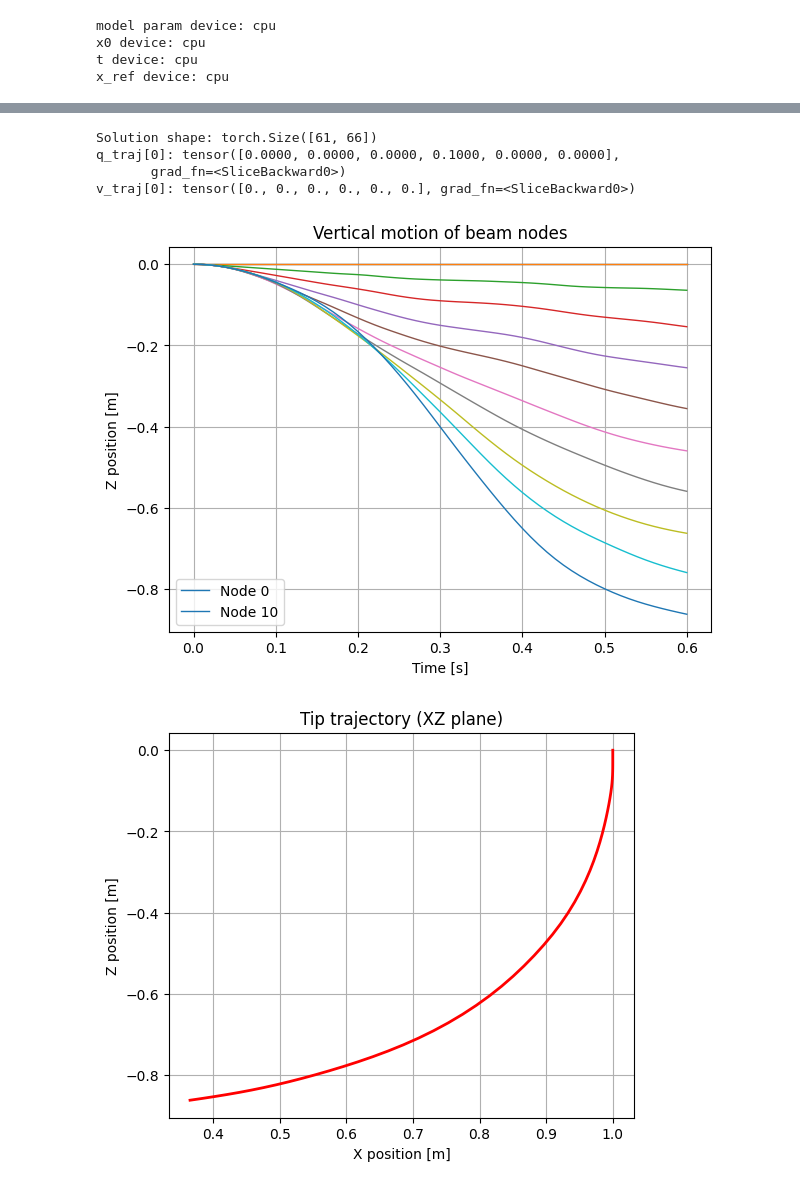
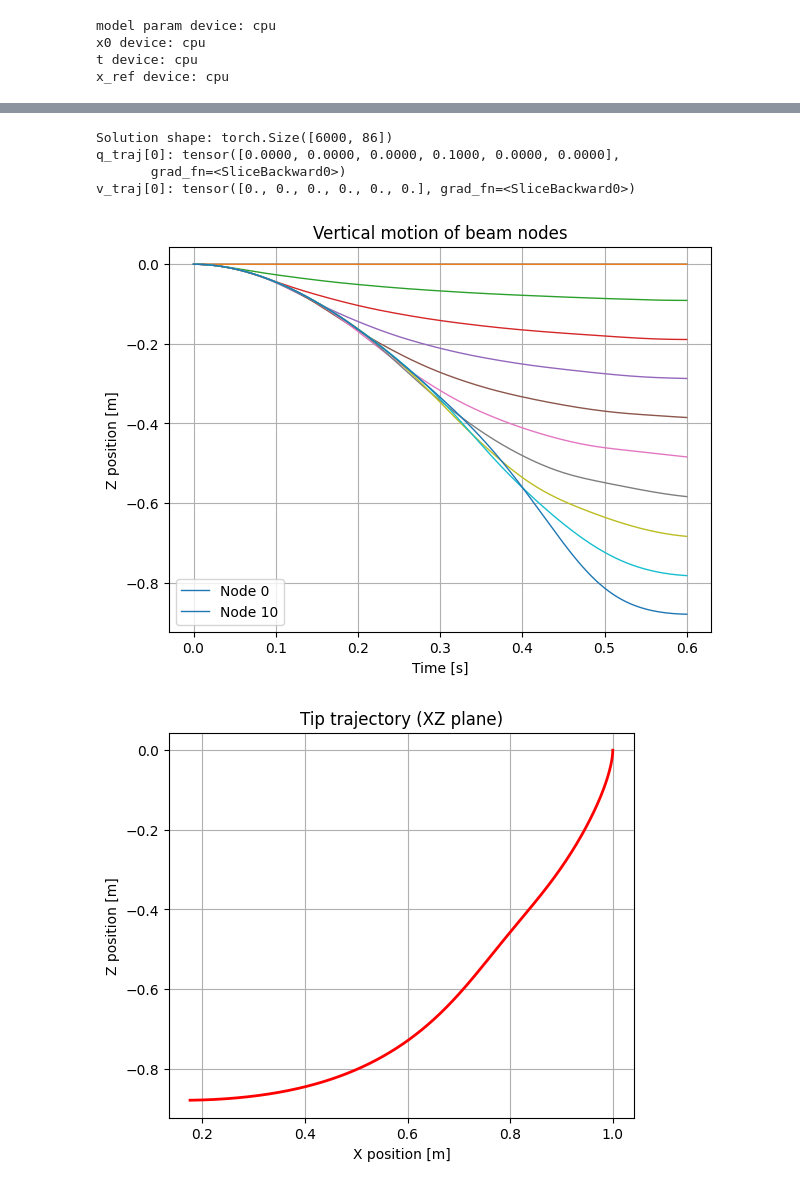
Before and after one commit to Radha-Lahoti/DiSMech-NN, a Jupyter notebook: learning_time_batches_3D.ipynb, the cells around one changed output, grey strips where cells are left out. Drawn from its saved outputs; the diff is of its cells as text; code cells hidden in the pictures.

```diff
--- a/learning_time_batches_3D.ipynb
+++ b/learning_time_batches_3D.ipynb
@@ -53,9 +34,9 @@ v0 = np.zeros_like(q0, dtype=np.float32)                   # velocities (ndof,)
 
 x0 = torch.tensor(np.concatenate([q0, v0]), dtype=torch.float32)  # (2*ndof,)
 
-print("Initial positions q0:", q0)
-print("Initial velocities v0:", v0)
-print("Initial state x0:", x0)
+# print("Initial positions q0:", q0)
+# print("Initial velocities v0:", v0)
+# print("Initial state x0:", x0)
 
 # create springs (3 consecutive nodes and effective length)
 stretch_springs = []
@@ -96,15 +77,17 @@ E = 1e7  # Young's modulus
 r0 = 0.01  # radius
 A = np.pi * r0**2  # cross-sectional area
 I = 0.25 * np.pi * r0**4  # area moment of inertia
+J = 2 * I  # polar moment of inertia
 rho = 1200  # density
 mass = rho*A*1  # mass per segment (length 1 m)
 m_per_node = mass/num_nodes
 
 EA = E * A  # axial stiffness
 EI = E * I  # bending stiffness
+GJ = (E/(2*(1+0.5))) * J  # torsional stiffness (assuming Poisson's ratio = 0.5)
+stiffnesses = torch.tensor([EA, EI, EI, GJ], dtype=torch.float32)  # example stiffnesses for 4 strain components
 
 # print("Stretch springs:", stretch_springs)
 # print("Bend springs:", bend_twist_springs)
-print(f"EA={EA:.3e}, EI={EI:.3e}")
-print(f"Mass per node={m_per_node:.3e}")
+print(f"EA={EA:.3e}, EI={EI:.3e}, GJ={GJ:.3e}")
 # %% [output]
@@ -170,7 +137,6 @@ class neuralODE(nn.Module):
         # Gravity as external force: acts in z only (every 3rd DOF starting from index 2)
         f_ext = torch.zeros(ndof)
         f_ext[2::3] = -m_per_dof * g          # (ndof,)
-        # f_ext[0::3] = -m_per_dof * g          # (ndof,) # gravity in x-direction for testing
 
         # Register as buffers so dtype/device track the module (and no grads)
         self.register_buffer("M", M)
@@ -239,7 +205,9 @@ class neuralODE(nn.Module):
 
         # local dof vector (B,S,11) and make it the differentiation input
         q_s = torch.cat([x_i, x_j, x_k, th_prev[..., None], th_next[..., None]], dim=-1)
-        q_s = q_s.clone().requires_grad_(True)
+        # q_s = q_s.clone().requires_grad_(True)
+        q_s.requires_grad_(True)
+
 
         # gather per-edge rest lengths for the two incident edges
         l0 = torch.as_tensor(self.l0_edges, device=device, dtype=q.dtype)
@@ -301,6 +269,8 @@ class neuralODE(nn.Module):
 
         # Forces
         f_el = self.elastic_force(q)          # (..., ndof)
+        # test = torch.autograd.grad(f_el.sum(), q, allow_unused=True)[0]
+        # print("df/dq is None?", test is None, "mean abs:", None if test is None else test.abs().mean().item())
         f_damp = torch.matmul(v, self.C.T)    # (..., ndof)
 
         # External + elastic + damping
@@ -335,9 +305,14 @@ from EnergyNN import EnergyNN, LinearElasticEnergyNN, LinearEnergyLayer
 # --- set up and integrate ---
 ndof = q0.size
 freeDOF = list(range(6, ndof))  # fix first two nodes (first 6 DOF)
-# energy_nn = EnergyNN(n_in=2, hidden=4, dtype=torch.float32)
-# energy_nn = LinearElasticEnergyNN(n_strain=2, dtype=torch.float32)
-energy_nn = LinearEnergyLayer(n_strain=4, dtype=torch.float32)
+
+# energy_nn = LinearEnergyLayer(n_strain=4, dtype=torch.float32)
+
+# guess_stiffnesses = stiffnesses + np.random.randn(4) * 1e-3
+guess_stiffnesses = stiffnesses
+energy_nn = LinearEnergyLayer(n_strain=4, dtype=torch.float32, weights = guess_stiffnesses)
+
+
 
 odefunc = neuralODE(edges = torch.tensor(edges, dtype=torch.int64), l0_edges=l0_edges, n_nodes = num_nodes , ndof=ndof,
                   m_per_dof=m_per_node,
@@ -350,7 +325,7 @@ odefunc = neuralODE(edges = torch.tensor(edges, dtype=torch.int64), l0_edges=l0_
                   d2_init=torch.tensor(d2_init, dtype=torch.float32),
                   dtype=torch.float32).to(device)
 
-optimizer = optim.Adam(odefunc.energy_model.parameters(), lr=1e-1)
+optimizer = optim.Adam(odefunc.energy_model.parameters(), lr=1e-3)
 # %%
 def batched_segment_loss(
     student,
@@ -533,7 +533,7 @@ KeyboardInterrupt:
 # %%
 # initial state x0: concat(q0, v0)  shape (2*ndof,)
-dt_for_sim = 0.01
+dt_for_sim = 0.0001
 steps = int(T/dt_for_sim) + 1
 t = torch.linspace(0., T, steps, dtype=torch.float32)
-traj = odeint(odefunc, x0, t, method='dopri5')   # (steps, 2*ndof)
+traj = odeint(odefunc, x0, t, method='rk4')   # (steps, 2*ndof)
 # %% [output]
@@ -547,40 +561,41 @@ v_traj = traj[:, ndof:]                        # (T, ndof)
 print("q_traj[0]:", q_traj[0, :6])
 print("v_traj[0]:", v_traj[0, :6])
 # %% [output]
-Solution shape: torch.Size([61, 66])
+Solution shape: torch.Size([6000, 86])
 q_traj[0]: tensor([0.0000, 0.0000, 0.0000, 0.1000, 0.0000, 0.0000],
        grad_fn=<SliceBackward0>)
 v_traj[0]: tensor([0., 0., 0., 0., 0., 0.], grad_fn=<SliceBackward0>)
 # %%
 import matplotlib.pyplot as plt
 from mpl_toolkits.mplot3d import Axes3D
 
 # Convert trajectory to numpy
-q_traj_np = q_traj.detach().cpu().numpy().reshape(len(t), num_nodes, 3)
+q_nodes = q_traj[:, :3*num_nodes]  # (T, 3*num_nodes)
+q_traj_np = q_nodes.detach().cpu().numpy().reshape(len(t), num_nodes, 3)
 t_np = t.detach().cpu().numpy()
 
 # Plot Z-displacement (vertical motion) of each node
 plt.figure(figsize=(7, 5))
 for i in range(num_nodes):
     plt.plot(t_np, q_traj_np[:, i, 2], label=f'Node {i}' if i in [0, num_nodes-1] else "", lw=1)
 plt.xlabel("Time [s]")
 plt.ylabel("Z position [m]")
 plt.title("Vertical motion of beam nodes")
 plt.legend()
 plt.grid(True)
 plt.show()
 
 # Plot trajectory of beam tip (last node)
 plt.figure(figsize=(6, 5))
 plt.plot(q_traj_np[:, -1, 0], q_traj_np[:, -1, 2], 'r-', lw=2)
 plt.xlabel("X position [m]")
 plt.ylabel("Z position [m]")
 plt.title("Tip trajectory (XZ plane)")
 plt.grid(True)
 plt.show()
 # %% [output]
-[figure, old version]
+[figure, new version]
-[figure, old version]
+[figure, new version]
 # %%
 import matplotlib.animation as animation
 
```
Also changed, not shown: parts of 9 cells of this notebook, 5 other files.
